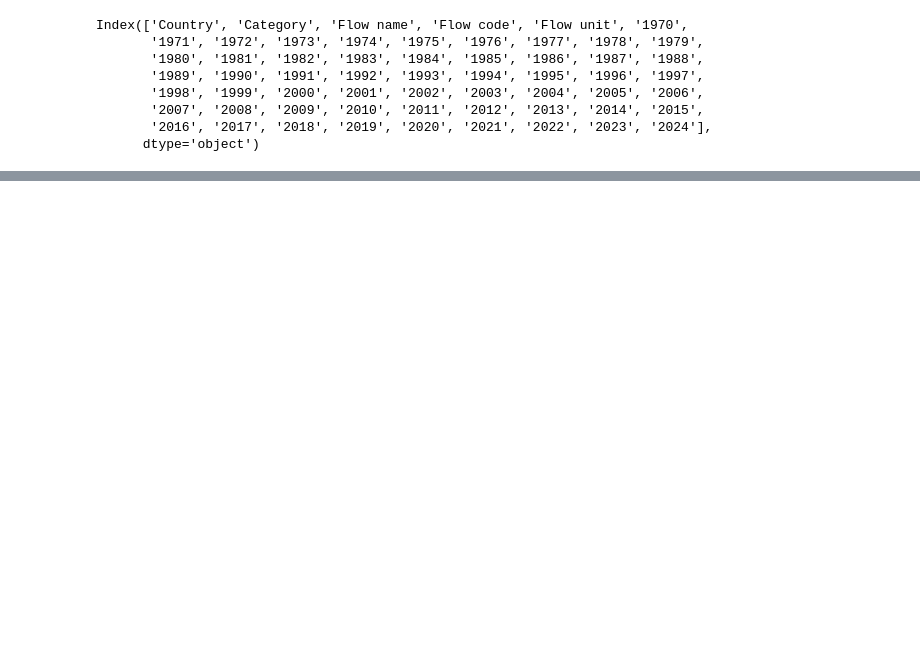
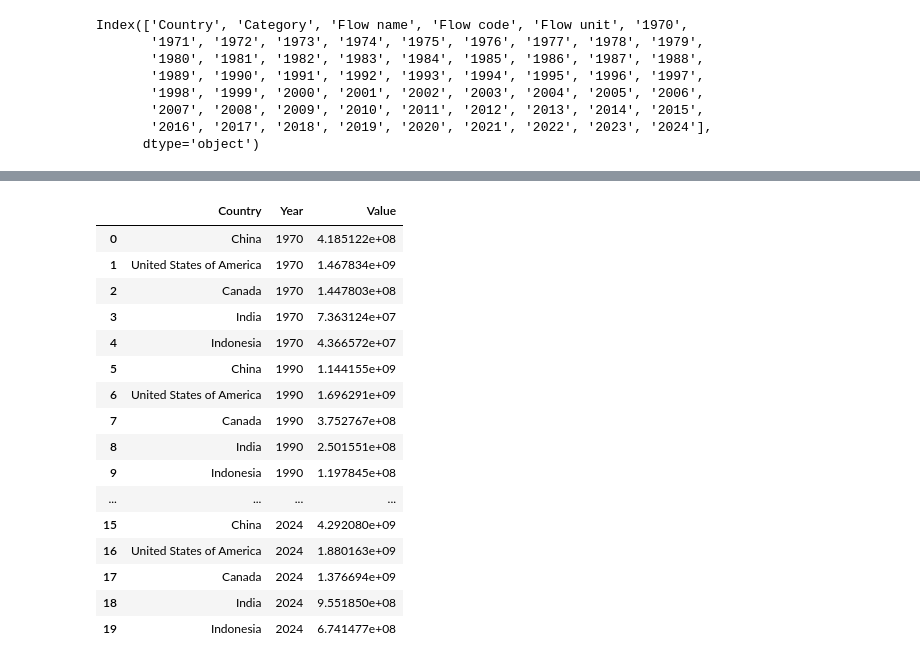
Before and after one commit to OrionFlame1/dataViz, a Jupyter notebook: Main.ipynb, the cells around one changed output, grey strips where cells are left out. Drawn from its saved outputs; the diff is of its cells as text; code cells hidden in the pictures; blank space fills up the shorter version.

```diff
--- a/Main.ipynb
+++ b/Main.ipynb
@@ -129,0 +129,27 @@ plt.show()
+# %%
+melted_data = pd.melt(
+    df_petroleum_extraction,
+    id_vars=["Country"],
+    value_vars=years_filter,
+    var_name="Year",
+    value_name="Value"
+)
+melted_data
+# %% [output]
+|  | Country | Year | Value |
+| 0 | China | 1970 | 4.185122e+08 |
+| 1 | United States of America | 1970 | 1.467834e+09 |
+| 2 | Canada | 1970 | 1.447803e+08 |
+| 3 | India | 1970 | 7.363124e+07 |
+| 4 | Indonesia | 1970 | 4.366572e+07 |
+| 5 | China | 1990 | 1.144155e+09 |
+| 6 | United States of America | 1990 | 1.696291e+09 |
+| 7 | Canada | 1990 | 3.752767e+08 |
+| 8 | India | 1990 | 2.501551e+08 |
+| 9 | Indonesia | 1990 | 1.197845e+08 |
+| ... | ... | ... | ... |
+| 15 | China | 2024 | 4.292080e+09 |
+| 16 | United States of America | 2024 | 1.880163e+09 |
+| 17 | Canada | 2024 | 1.376694e+09 |
+| 18 | India | 2024 | 9.551850e+08 |
+| 19 | Indonesia | 2024 | 6.741477e+08 |
```
Also changed, not shown: parts of 19 cells of this notebook.
